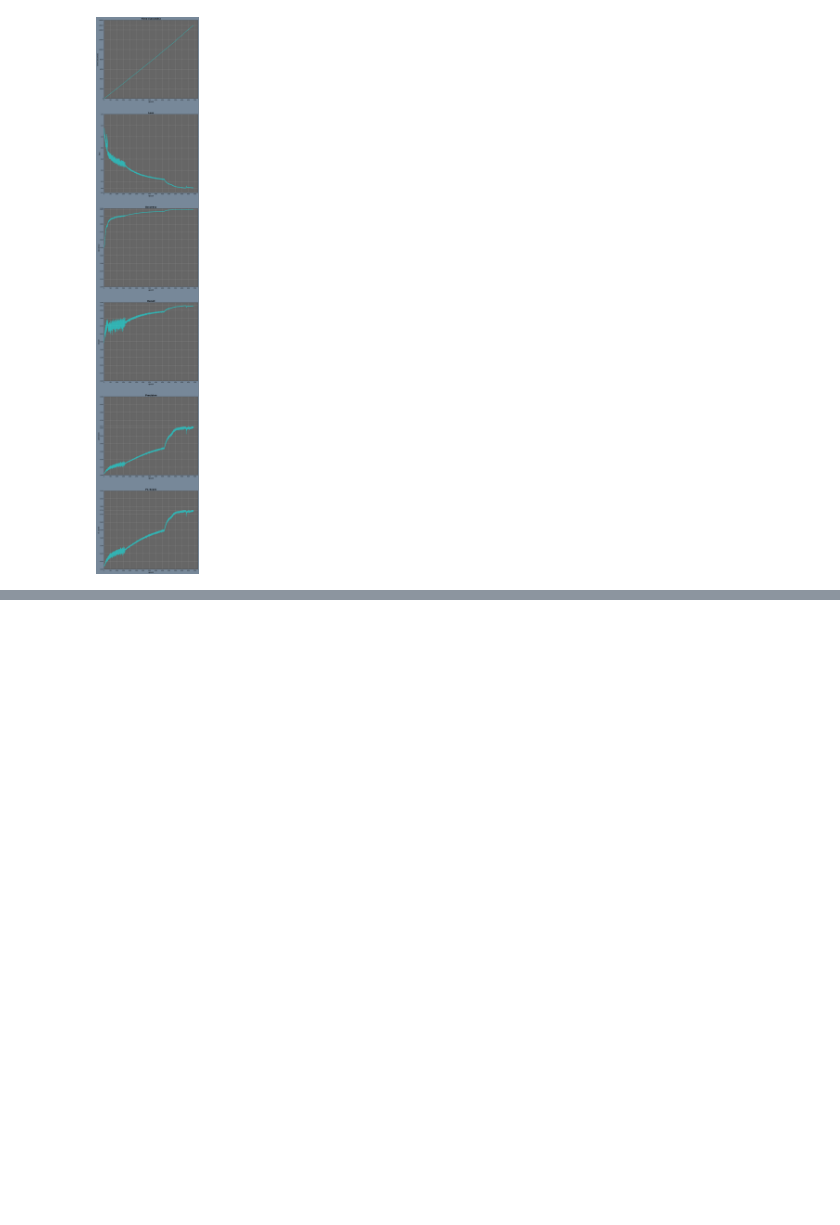
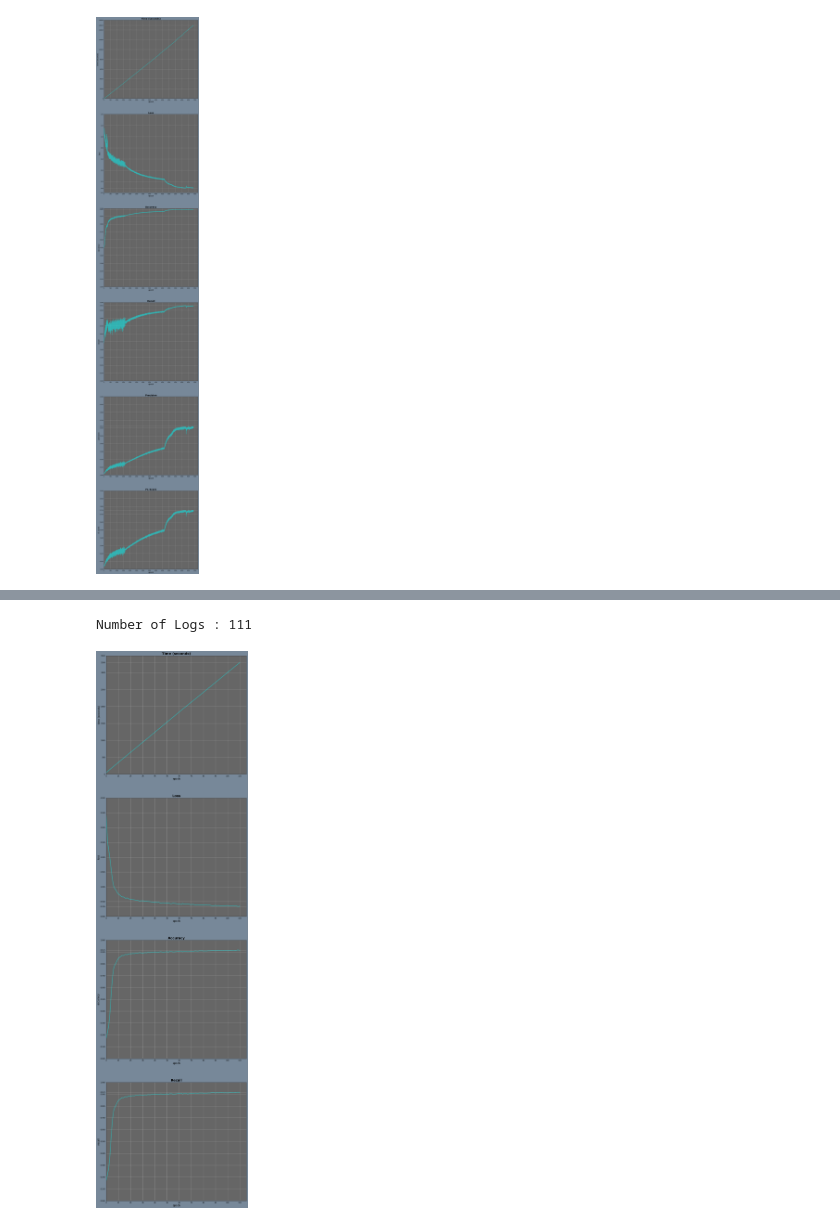
Before and after one commit to wytyang00/undertale_deltarune_soundtrack_generator, a Jupyter notebook: Train Log Visualization.ipynb, the cells around one changed output, grey strips where cells are left out. Saved outputs shown, nothing was run; the diff lists cells and outputs as text; code cells hidden in the pictures; blank space fills up the shorter version.

```diff
--- a/Train Log Visualization.ipynb
+++ b/Train Log Visualization.ipynb
@@ -135,0 +136,40 @@ Number of Logs : 1165
+# %%
+wlog_text = open('./train_log_w.txt', 'r').read().lower()
+wlog_strings = [log_string for log_string in wlog_text.split('\n\n') if log_string != '']
+wlog_string_lists = [log_string.split('\n') for log_string in wlog_strings]
+wlog_dicts = [{'time': int(log_string_list[0][:-1].split(' : ')[-1]),
+              'epoch': int(log_string_list[1].split(' : ')[0].split('epoch ')[-1]),
+              'loss': float(log_string_list[1].split(' : ')[1]),
+              'accuracy': float(log_string_list[2].replace('%', '').split(' : ')[-1]) / 100,
+              'recall': float(log_string_list[3].replace('%', '').split(' : ')[-1]) / 100}
+             for log_string_list in wlog_string_lists]
+wtimes = [log_dict['time'] for log_dict in wlog_dicts]
+wepochs = [log_dict['epoch'] for log_dict in wlog_dicts]
+wlosses = [log_dict['loss'] for log_dict in wlog_dicts]
+waccuracies = [log_dict['accuracy'] for log_dict in wlog_dicts]
+wrecalls = [log_dict['recall'] for log_dict in wlog_dicts]
+
+print("Number of Logs :", len(wlog_strings))
+
+fig, axes = plt.subplots(nrows=4, ncols=1, figsize=(15, 60), facecolor='lightslategrey')
+fig.patch.set_alpha(1)
+for ax, data, name, interval, significant_num in zip(axes,
+                                                    (wtimes, wlosses, waccuracies, wrecalls),
+                                                    ('Time (seconds)', 'Loss', 'Accuracy', 'Recall'),
+                                                    ((0, None), (0, None), (0, 1), (0, 1)),
+                                                    (max(wtimes), min(wlosses), max(waccuracies), max(wrecalls))):
+    ax.grid()
+    ax.patch.set_color((.4, .4, .4))
+    ax.locator_params(axis='x', nbins=22)
+    ax.locator_params(axis='y', nbins=10)
+    ax.plot(wepochs, data, color='cyan', alpha=0.5, linewidth=3)
+    ax.set_xlim((0, None))
+    ax.set_ylim(interval)
+    ax.set_yticks(sorted(ax.get_yticks().tolist() + [float(significant_num)]))
+
+    ax.set_title(name, family='sans-serif', fontsize=20, weight='bold')
+    ax.set_xlabel('epoch', fontsize=15)
+    ax.set_ylabel(name.lower(), fontsize=15)
+# %% [output]
+Number of Logs : 111
+[figure, added]
```
Also changed, not shown: parts of 2 cells of this notebook, 5 other files.
